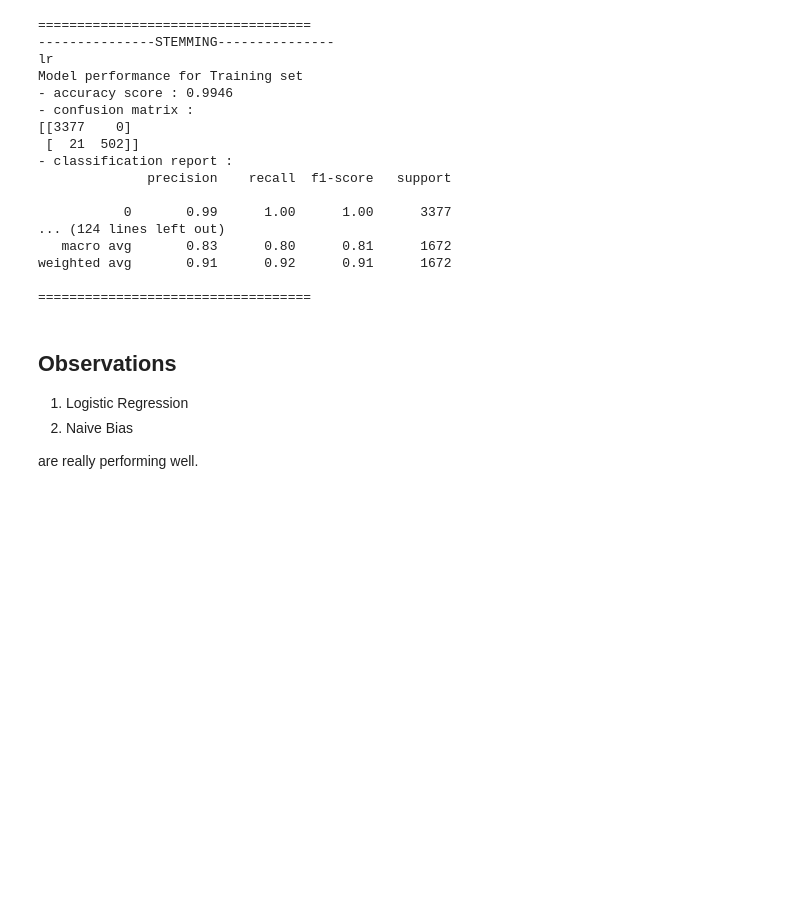
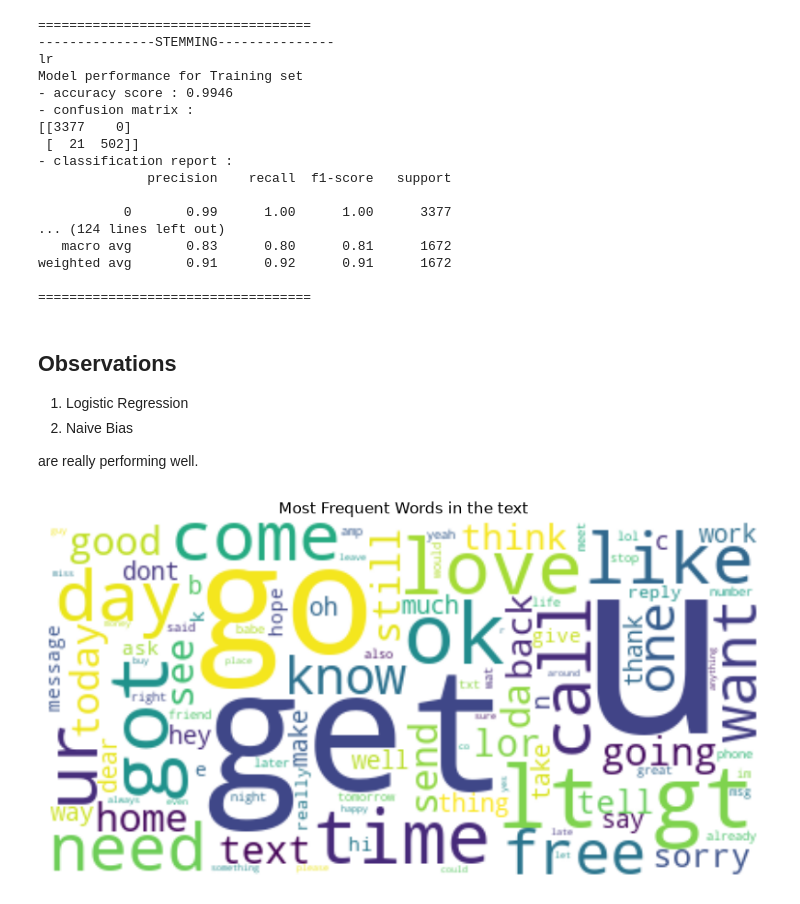
Before and after one commit to HowWilbert/NLP-Learnings, a Jupyter notebook: NLP/practicals/Bag of words Implementation.ipynb, the cells around one changed output. Saved outputs shown, nothing was run; the diff lists cells and outputs as text; code cells hidden in the pictures; blank space fills up the shorter version.

Commit message:
used the wordcloud method to display the most frequent words

```diff
--- a/NLP/practicals/Bag of words Implementation.ipynb
+++ b/NLP/practicals/Bag of words Implementation.ipynb
@@ -255,3 +255,16 @@ weighted avg       0.91      0.92      0.91      1672
 2. Naive Bias
 
 are really performing well.
+# %%
+import matplotlib.pyplot as plt
+from wordcloud import WordCloud
+corpus_lemmetize_string = ' '.join(corpus_lemmetize)
+wc = WordCloud(stopwords=stopwords_english, background_color="white", max_words=100).generate(corpus_lemmetize_string)
+
+plt.figure(figsize=(10,7))
+plt.imshow(wc, interpolation="bilinear")
+plt.axis("off")
+plt.title("Most Frequent Words in the text")
+plt.show()
+# %% [output]
+[figure, added]
```
Also changed, not shown: 1 other file.
